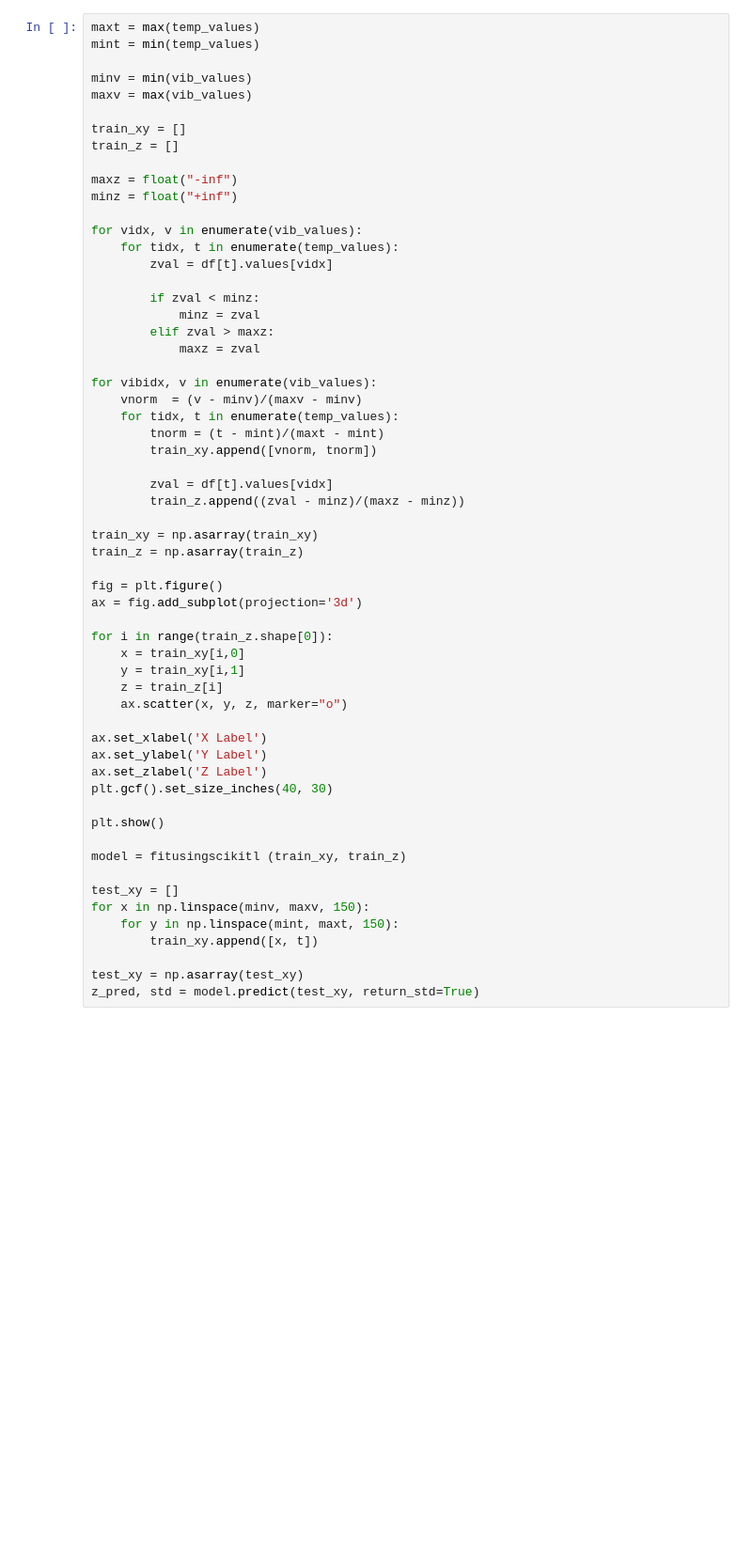
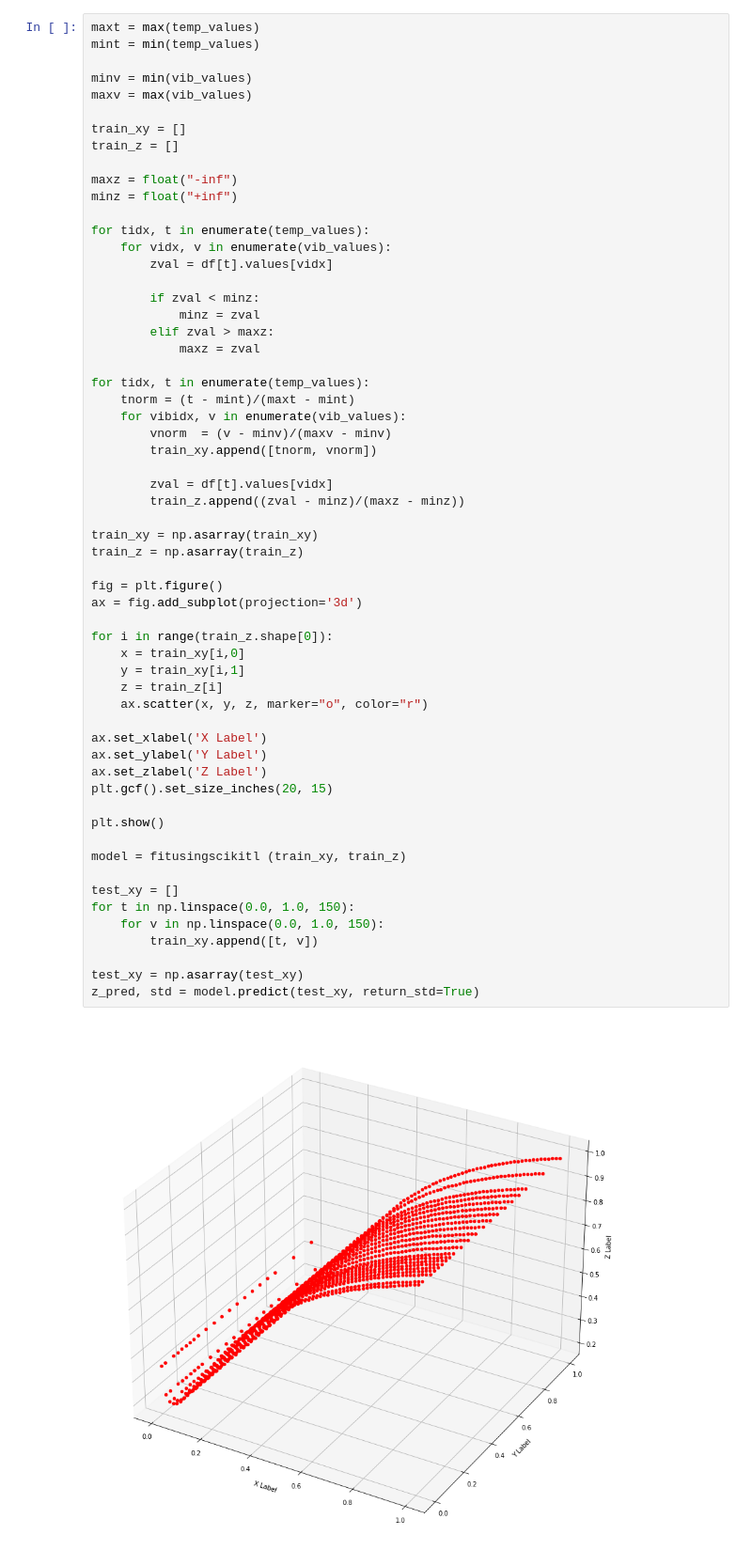
Before and after one commit to lstorchi/CurveFittingML, a Jupyter notebook: fittingviaGP_2D.ipynb, the cells around one changed output. Shown at 94% size. Drawn from its saved outputs; the diff is of its cells as text; blank space fills up the shorter version.

```diff
--- a/fittingviaGP_2D.ipynb
+++ b/fittingviaGP_2D.ipynb
@@ -121,8 +126,8 @@ train_z = []
 maxz = float("-inf")
 minz = float("+inf")
 
-for vidx, v in enumerate(vib_values):
-    for tidx, t in enumerate(temp_values):
+for tidx, t in enumerate(temp_values):
+    for vidx, v in enumerate(vib_values):
         zval = df[t].values[vidx]
 
         if zval < minz:
@@ -130,40 +135,42 @@ for vidx, v in enumerate(vib_values):
         elif zval > maxz:
             maxz = zval
 
-for vibidx, v in enumerate(vib_values):
-    vnorm  = (v - minv)/(maxv - minv)
-    for tidx, t in enumerate(temp_values):
-        tnorm = (t - mint)/(maxt - mint)
-        train_xy.append([vnorm, tnorm])
+for tidx, t in enumerate(temp_values):
+    tnorm = (t - mint)/(maxt - mint)
+    for vibidx, v in enumerate(vib_values):
+        vnorm  = (v - minv)/(maxv - minv)
+        train_xy.append([tnorm, vnorm])
 
         zval = df[t].values[vidx]
         train_z.append((zval - minz)/(maxz - minz))
 
 train_xy = np.asarray(train_xy)
 train_z = np.asarray(train_z)
 
 fig = plt.figure()
 ax = fig.add_subplot(projection='3d')
 
 for i in range(train_z.shape[0]):
     x = train_xy[i,0]
     y = train_xy[i,1]
     z = train_z[i]
-    ax.scatter(x, y, z, marker="o")
+    ax.scatter(x, y, z, marker="o", color="r")
 
 ax.set_xlabel('X Label')
 ax.set_ylabel('Y Label')
 ax.set_zlabel('Z Label')
-plt.gcf().set_size_inches(40, 30)
+plt.gcf().set_size_inches(20, 15)
 
 plt.show()
 
 model = fitusingscikitl (train_xy, train_z)
 
 test_xy = []
-for x in np.linspace(minv, maxv, 150):
-    for y in np.linspace(mint, maxt, 150):
-        train_xy.append([x, t])
+for t in np.linspace(0.0, 1.0, 150):
+    for v in np.linspace(0.0, 1.0, 150):
+        train_xy.append([t, v])
 
 test_xy = np.asarray(test_xy)
 z_pred, std = model.predict(test_xy, return_std=True)
+# %% [output]
+[figure, added]
```
Also changed, not shown: parts of 3 cells of this notebook, 1 other file.
